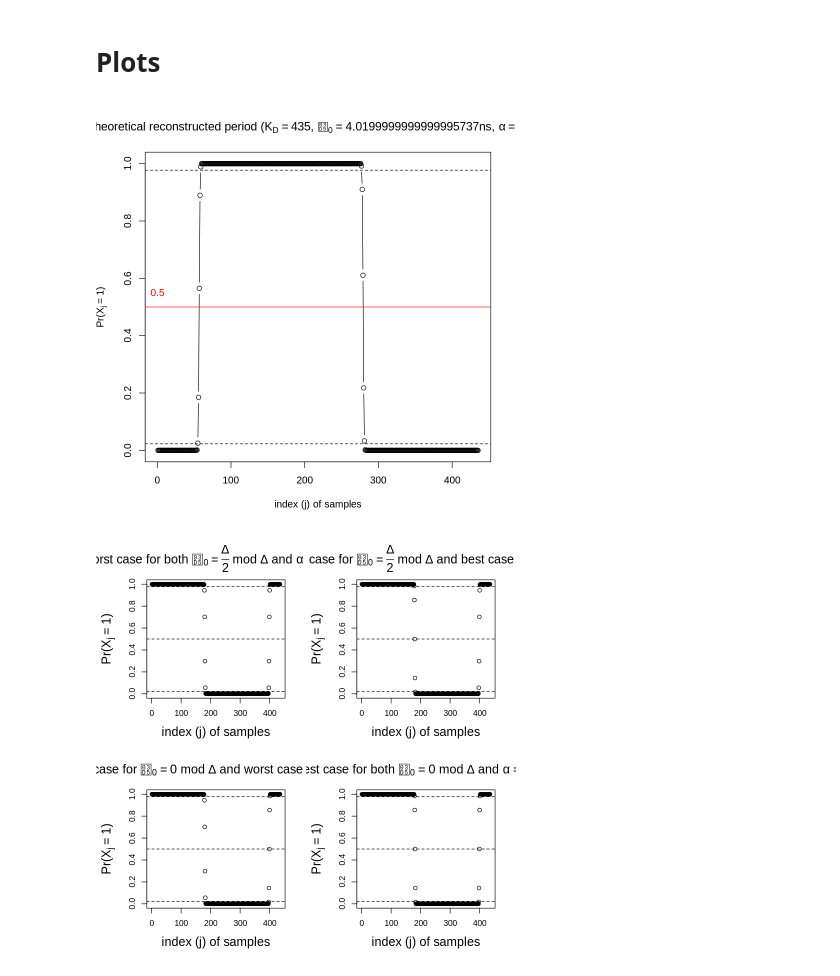
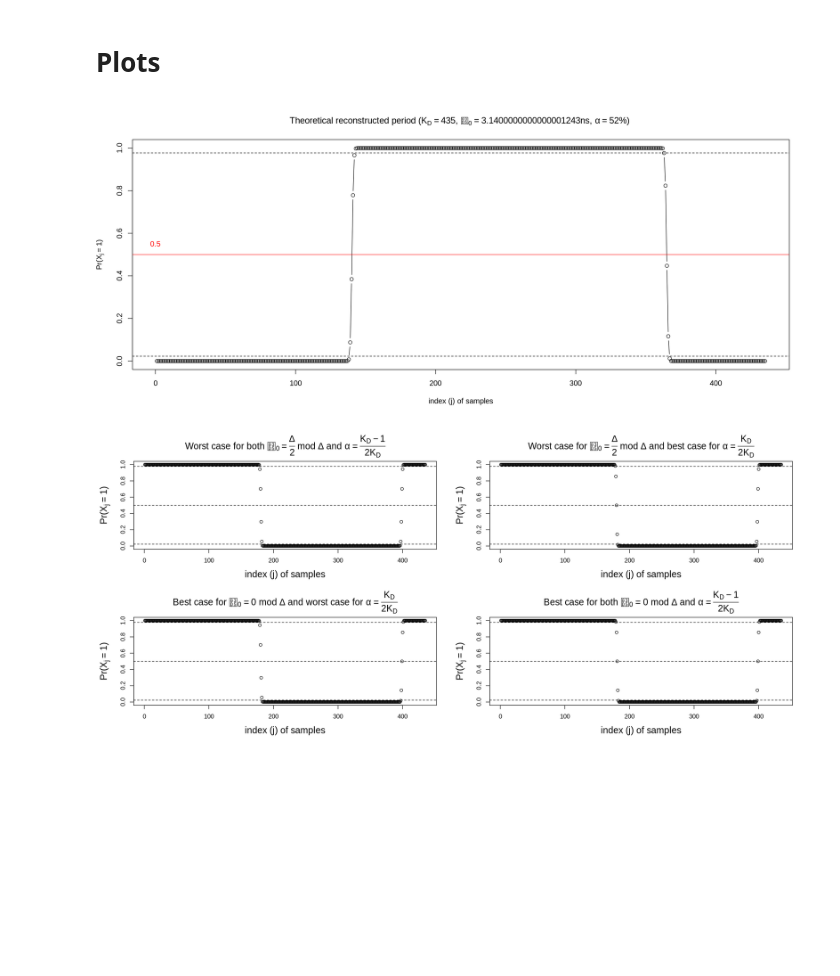
Before and after one commit to maciejskorski/enhanced-pll-trng, a Jupyter notebook: src/PLL_TRNG_Model.ipynb, the cells around one changed output. Saved outputs shown, nothing was run; the diff lists cells and outputs as text; code cells hidden in the pictures; blank space fills up the shorter version.

```diff
--- a/src/PLL_TRNG_Model.ipynb
+++ b/src/PLL_TRNG_Model.ipynb
@@ -170,6 +169,9 @@ Search_threshold<-function(sigmin,sigmax,phi0,dc,thre,Shannon_min)
 # Plots
 # %%
 ################################################################################################## Plots ################################################################################################
+
+options(repr.plot.width = 16)
+
 #Reconstructed period: random initial phase, random duty cycle
 phi0<-runif(1,0,Tclj)
 dc<-runif(1,0.47,0.53)
@@ -509,32 +511,32 @@ dc<-(KD-1)/(2*KD)
 sig<-c(0:250)/10*1e-12
 plot(sig*1e12,sapply(sig, function(i) Np_var(i,phi0,dc)),type='l',lty=2,ylim=c(0,2),xlab="",ylab="",axes=F)
 thre_var_worst<-Np_var(jitt_min,phi0,dc)
 #Bestcase
 phi0<-delta
 par(new=T)
 plot(sig*1e12,sapply(sig, function(i) Np_var(i,phi0,dc)),type='l',lty=3,lwd=2,ylim=c(0,2),xlab="jitter (ps)",ylab=expression(paste("Variance of counter values: Var(",N[p],")")),axes=F)
 abline(v=jitt_min*1e12)
 thre_var_best<-Np_var(jitt_min,phi0,dc)
 if(thre_var_best<thre_var_worst){
 	abline(h=thre_var_worst)
 } else {
 	abline(h=thre_var_best)
 }
 par(new=T)
 plot(sig*1e12,sapply(sig, function(i) Np_var(i,runif(1,0,Tclj),runif(1,0.4,0.6))),type='l',lty=1,ylim=c(0,2),xlab="",ylab="",axes=F)
 if(thre_var_best<thre_var_worst){
 	text(3,1.1*thre_var_worst,paste("Vmin (worst case)\n=",round(thre_var_worst,2)),cex=1.2)
 } else {
 	text(3,1.1*thre_var_best,paste("Vmin (worst case)\n=",round(thre_var_best,2)),cex=1.2)
 }
 
 options(digits=4)
 text(1.3*jitt_min*1e12,0.1,bquote(paste(sigma[min]==.(jitt_min*1e12),"ps")),cex=1.2)
 legend(15,1.5,legend=c("Best case","Random case","Worst case"),lty=c(3,1,2),lwd=c(2,1,1),cex=1.2)
 options(digits=20)
 axis(1)
 axis(2)
 ######################
 # %% [output]
-[figure, old version]
+[figure, new version]
-[figure, old version]
+[figure, new version]
```
Also changed, not shown: parts of 2 cells of this notebook.
